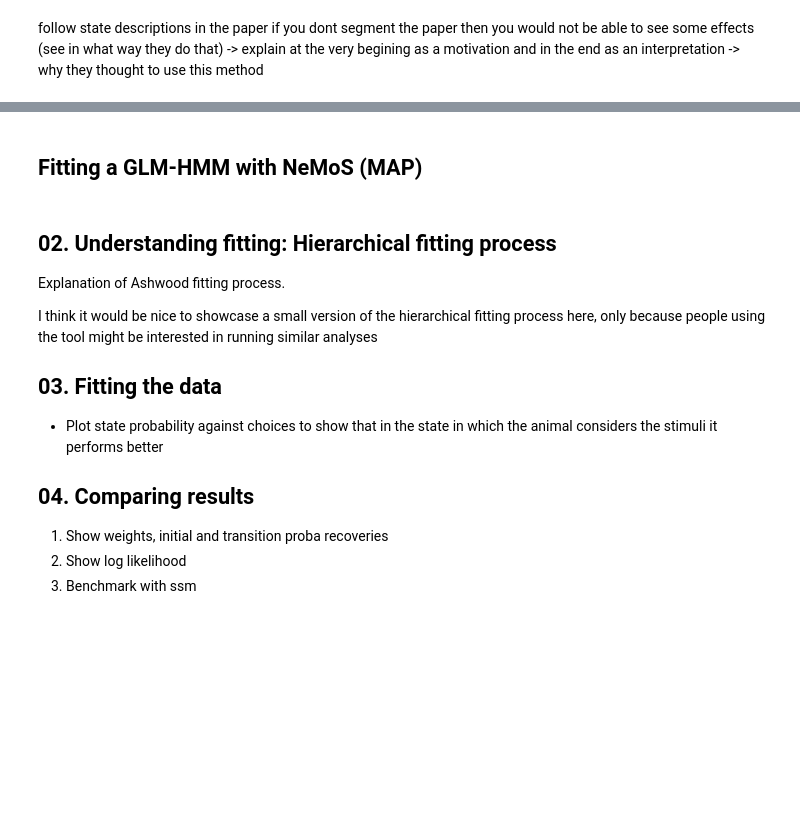
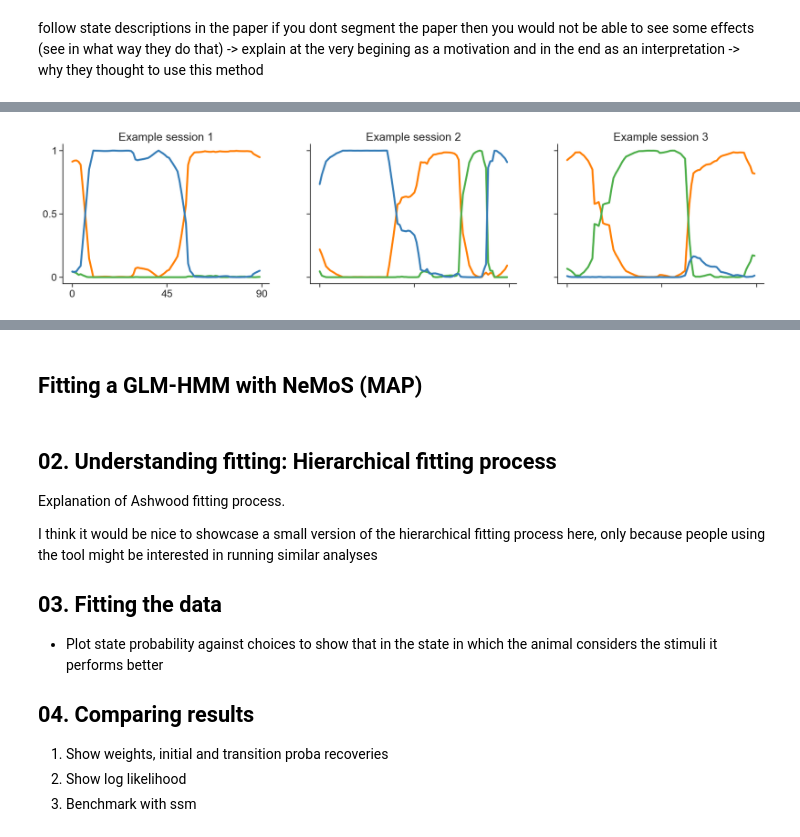
Before and after one commit to camila-maura/glm_hmm_notebook, a Jupyter notebook: scripts/01_ashwood_replication.ipynb, the cells around one changed output, grey strips where cells are left out. Saved outputs shown, nothing was run; the diff lists cells and outputs as text; code cells hidden in the pictures; blank space fills up the shorter version.

```diff
--- a/scripts/01_ashwood_replication.ipynb
+++ b/scripts/01_ashwood_replication.ipynb
@@ -358,0 +618,55 @@ Array([[1.32363851e-65, 1.00000000e+00, 2.24359439e-54],
+# %%
+sess_to_plot = ["CSHL_008-2019-04-29-001", "CSHL_008-2019-08-07-001",
+                    "CSHL_008-2019-05-28-001"]
+
+sess_ex_1 = np.where(session == sess_to_plot[0])
+sess_ex_2 = np.where(session == sess_to_plot[1])
+sess_ex_3 = np.where(session == sess_to_plot[2])
+
+sess_examples = [sess_ex_1, sess_ex_2, sess_ex_3]
+posteriors = model.smooth_proba(X_mouse, choices_tsd)
+
+colors =['#ff7f00', '#4daf4a', '#377eb8']
+fig, ax = plt.subplots(1,3,figsize=(20, 4))
+for example_session in range(len(ax)):
+    for state in range(3):
+        ax[example_session].plot(posteriors[sess_examples[example_session][0][0]:sess_examples[example_session][0][0]+90][:, state],
+                    label="State " + str(state + 1), lw=3,
+                    color=colors[state])
+        ax[example_session].set_title("Example session " + str(example_session + 1))#, fontsize=10)
+        if example_session == 0:
+            ax[example_session].set_xticks(
+                [
+                    sess_examples[example_session][0][0],
+                    sess_examples[example_session][0][0] + 45,
+                    sess_examples[example_session][0][0] + 90
+                ],
+                [
+                    "0",
+                    "45",
+                    "90"
+                ],
+            )
+            ax[example_session].set_yticks(
+                [0, 0.5, 1],
+                ["0", "0.5", "1"],
+            )
+        else:
+            ax[example_session].set_xticks(
+                [
+                    sess_examples[example_session][0][0],
+                    sess_examples[example_session][0][0] + 45,
+                    sess_examples[example_session][0][0] + 90
+                ],
+                [
+                    " ",
+                    " ",
+                    " "
+                ],
+            )
+            ax[example_session].set_yticks(
+                [0, 0.5, 1],
+                [" ", " ", " "],
+            )
+# %% [output]
+[figure, added]
```
Also changed, not shown: parts of 36 cells of this notebook, 4 other files.
